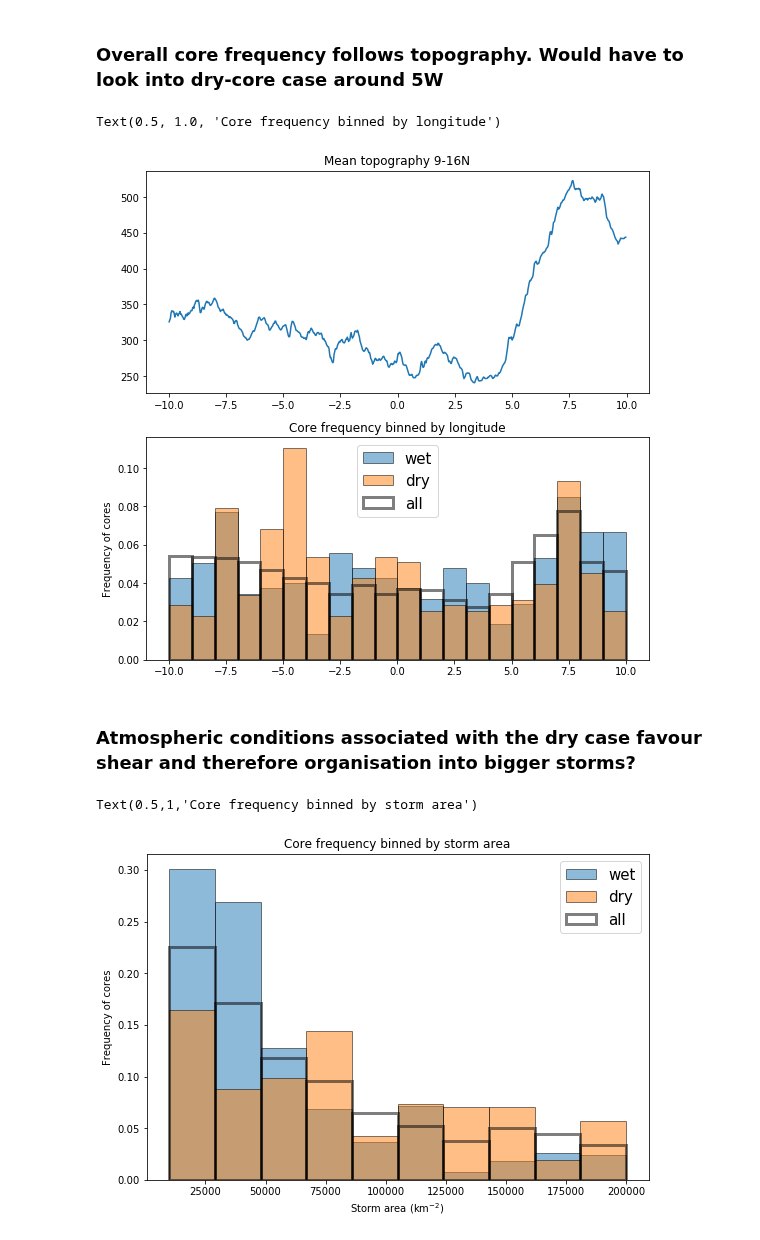
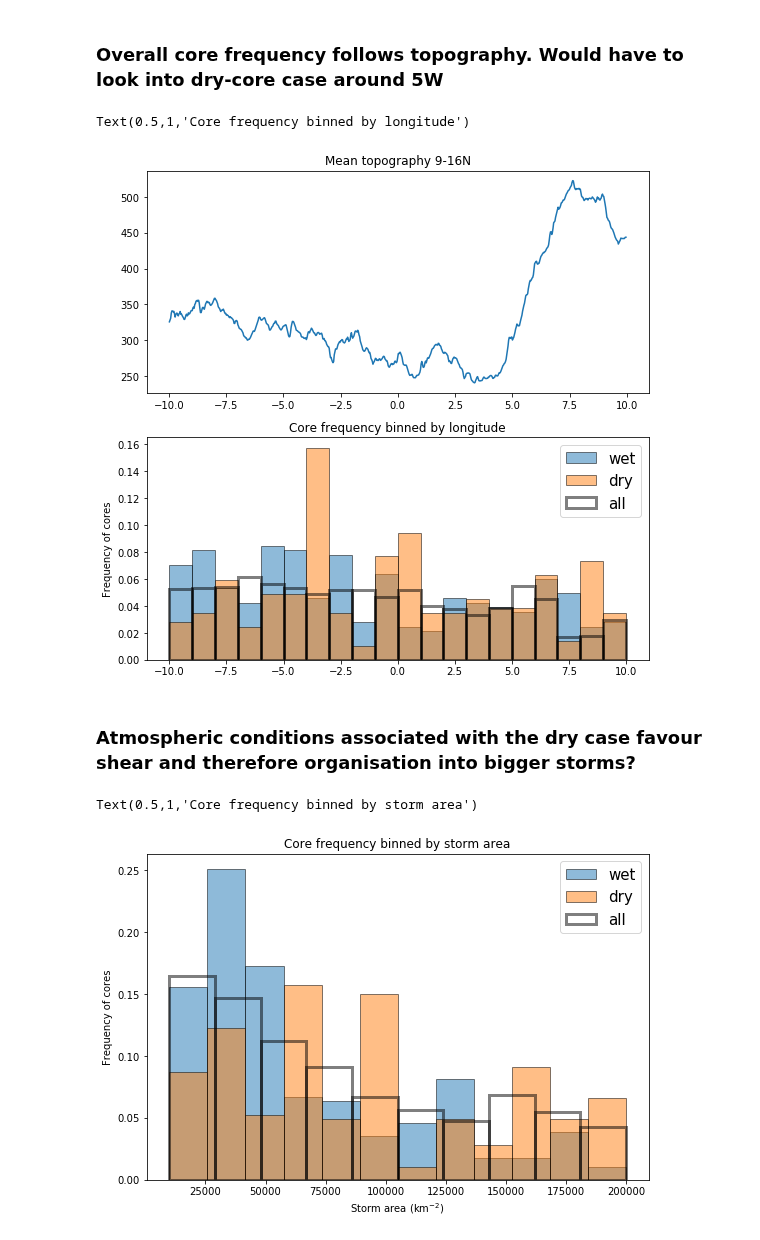
Before and after one commit to cornkle/proj_CEH, a Jupyter notebook: notebooks/AMMA_coreT_SMdependency.ipynb, the cells around one changed output. Cells and saved outputs as stored; diff of their text form; code cells hidden in the pictures.

```diff
--- a/notebooks/AMMA_coreT_SMdependency.ipynb
+++ b/notebooks/AMMA_coreT_SMdependency.ipynb
@@ -34,7 +34,7 @@ cd ..
 # %% [output]
 /home/ck/pythonWorkspace/proj_CEH
 # %%
-msgopen = pd.read_csv('/home/ck/DIR/cornkle/figs/LSTA/corrected_LSTA/new/ERA5/core_txt/cores_gt15000km2_table_AMSRE_tracking_17_init.csv')
+msgopen = pd.read_csv('/home/ck/DIR/cornkle/figs/LSTA/corrected_LSTA/new/ERA5/core_txt/cores_gt15000km2_table_AMSRE_LSTA_tracking_SMcircle_2hOverlap_17.csv', na_values=-999)
 # %% [markdown]
 ##  Wet / Dry case comparison
 # %% [markdown]
@@ -56,2 +54,6 @@ dry = msgopen[(msgopen['SMmean0']<-3)& (msgopen['SMmean-1'] <-1.5) &(msgopen['SM
+# %%
+#dry = msgopen[(msgopen['SMmean0']<-3)& (msgopen['SMmean-1'] <-1.5) &(msgopen['SMmean0']>-900)& (msgopen['SMmean-1'] >-900) ]
+msgopen = msgopen[(msgopen['lat']>9) & (msgopen['lat']<19) & (msgopen['topo']<450) & (msgopen['ERAqmean']>14.7) & (msgopen['ERAqmean']<16)]##  & (msgopen['ERAqmean']>14.8) & (msgopen['ERAqmean']<16.5)]
+dry = msgopen[(msgopen['dtime'] <= 2) & (msgopen['SMmean0'] < -6) & (msgopen['SMmean-1'] < -3.3) & (msgopen['LSTAslotfrac'] >= 0.03)]
 # %%
-wet = msgopen[(msgopen['SMmean0']>0.01)& (msgopen['SMmean-1'] >0.01)]
+wet = msgopen[(msgopen['dtime'] <= 2) & (msgopen['SMmean0']>0.05) & (msgopen['SMmean-1']>0.8) & (msgopen['LSTAslotfrac'] >= 0.03) ]#msgopen[(msgopen['SMmean0']>0.01)& (msgopen['SMmean-1'] >0.01)]
@@ -174,24 +212,24 @@ plt.legend(fontsize=15)
 plt.ylabel('Frequency of cores')
 plt.title('Core frequency binned by longitude')
 # %% [output]
-Text(0.5, 1.0, 'Core frequency binned by longitude')
+Text(0.5,1,'Core frequency binned by longitude')
-[figure, old version]
+[figure, new version]
 # %% [markdown]
 ### Atmospheric conditions associated with the dry case favour shear and therefore organisation into bigger storms?
 # %%
 f= plt.figure(figsize=(9,6))
 ax = f.add_subplot(111)
-u_plot.hist_freq(ax, wet.area, alpha=0.5, label='wet', edgecolor='k', bins=10, range=(10000,200000))
-u_plot.hist_freq(ax, dry.area, alpha=0.5, label='dry', edgecolor='k', bins=10, range=(10000,200000))
+u_plot.hist_freq(ax, wet.area, alpha=0.5, label='wet', edgecolor='k', bins=12, range=(10000,200000))
+u_plot.hist_freq(ax, dry.area, alpha=0.5, label='dry', edgecolor='k', bins=12, range=(10000,200000))
 u_plot.hist_freq(ax, msgopen.area, alpha=0.5, label='all', edgecolor='k', linewidth=3, bins=10, range=(10000,200000), facecolor='None')
 
 plt.legend(fontsize=15)
 plt.ylabel('Frequency of cores')
 plt.xlabel('Storm area (km$^{-2}$)')
 plt.title('Core frequency binned by storm area')
 # %% [output]
 Text(0.5,1,'Core frequency binned by storm area')
-[figure, old version]
+[figure, new version]
 # %%
 np.mean(wet.area)
 # %% [output]
```
Also changed, not shown: parts of 24 cells of this notebook, 27 other files.
